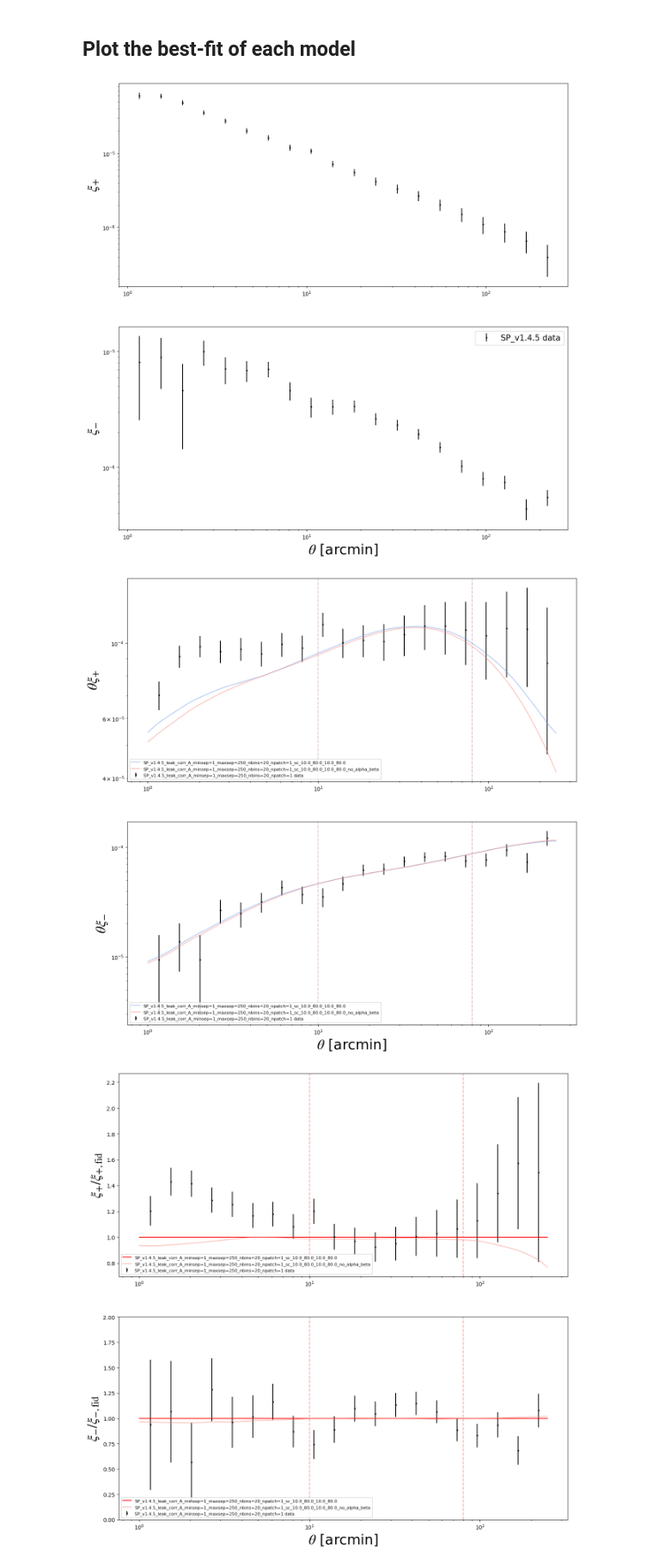
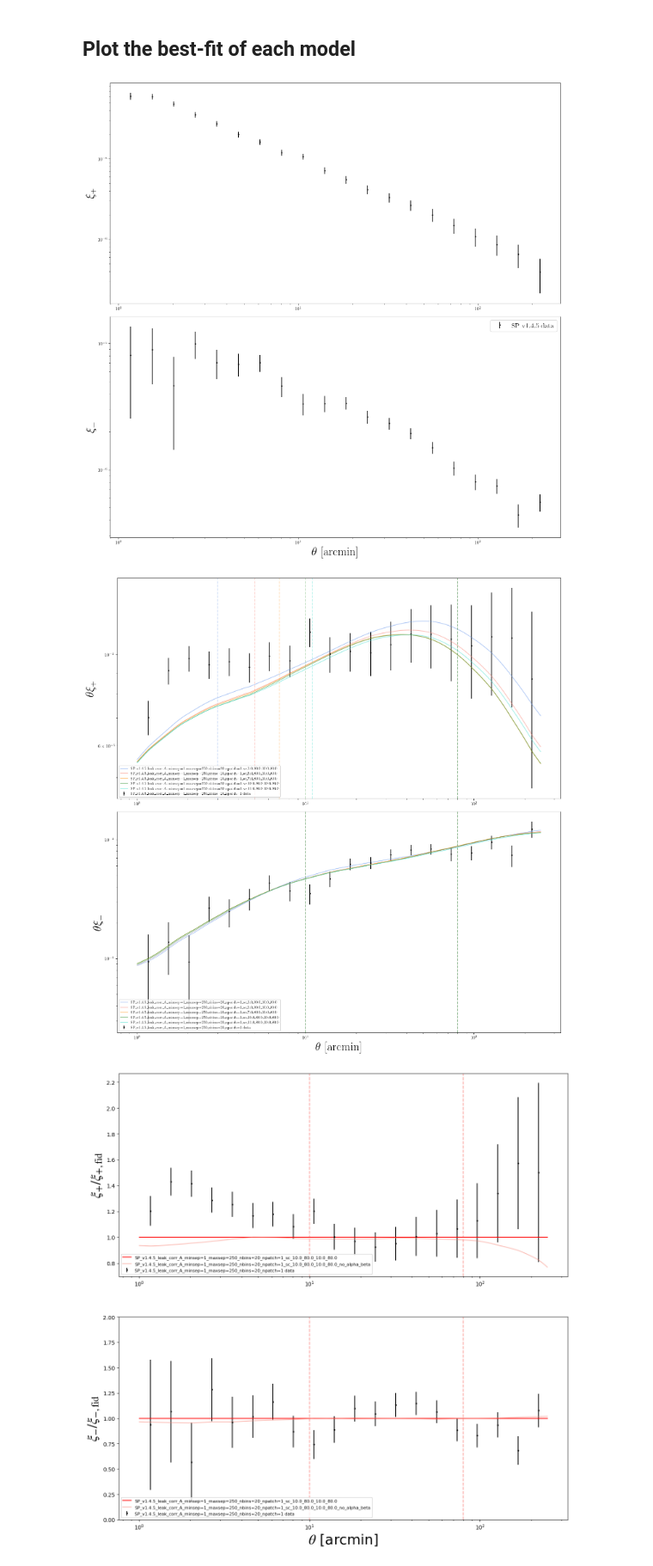
Before and after one commit to CosmoStat/sp_validation, a Jupyter notebook: cosmo_inference/get_chi2.ipynb, the cells around one changed output. Shown at 86% size. Cells and saved outputs as stored; diff of their text form; code cells hidden in the pictures.

```diff
--- a/cosmo_inference/get_chi2.ipynb
+++ b/cosmo_inference/get_chi2.ipynb
@@ -7,6 +7,7 @@ from getdist import plots, loadMCSamples
 from astropy.io import fits
 import numpy as np
 import matplotlib.pyplot as plt
+import seaborn as sns
 from scipy.interpolate import interp1d
 import scipy.stats as stats
 from IPython.display import Markdown, display
@@ -14,8 +15,12 @@ import healpy as hp
 %matplotlib inline
 # import uncertainties
 
-plt.rc('mathtext', fontset='stix')
-plt.rc('font', family='sans-serif')
+# Use paper style and seaborn with husl palette
+plt.style.use(
+    "/home/guerrini/matplotlib_config/paper.mplstyle"
+)
+# Set default palette - will be updated per plot as needed
+sns.set_palette("husl")
 
 g = plots.get_subplot_plotter(width_inch=30)
 g.settings.axes_fontsize=30
@@ -34,6 +39,20 @@ path_ini_files = '/home/guerrini/sp_validation/cosmo_inference/cosmosis_config/'
 roots = [
     f"SP_v1.4.5_leak_corr_A_minsep=1_maxsep=250_nbins=20_npatch=1_sc_{int(i)}.0_80.0_10.0_80.0" for i in [3, 5, 7, 10, 11]
 ]
+
+""" roots = [
+    "SP_v1.4.5_A",
+    #"SP_v1.4.5_A_no_IA",
+    #"SP_v1.4.5_A_no_dz",
+    #"SP_v1.4.5_A_no_m_bias",
+    "SP_v1.4.5_A_sc_3_150",
+    "SP_v1.4.5_A_sc_3_60",
+    "SP_v1.4.5_A_sc_10_150",
+    "SP_v1.4.5_A_sc_10_60",
+    "SP_v1.4.5_A_sc_5_150",
+    "SP_v1.4.5_A_sc_7_150",
+    #"SP_v1.4.5_A_no_leakage"
+] """
 
 """ roots = [
     "SP_v1.4.5_leak_corr_A_minsep=1_maxsep=250_nbins=20_npatch=1_sc_10.0_80.0_10.0_80.0",
@@ -477,7 +496,7 @@ plt.legend(fontsize=15)
 
 plt.show()
 # %% [output]
-[figure, old version]
+[figure, new version]
 # %%
 def plot_best_fit(root_to_plot, colours, savefile, theta_min=1.0, theta_max=250.0, multiply_theta=False, plot_xi_sys=True):
     data = fits.open(f'/home/guerrini/sp_validation/cosmo_inference/data/{catalog_version}/cosmosis_{catalog_version}.fits')
@@ -715,37 +734,37 @@ def plot_best_fit_ratio(root_to_plot, colours, savefile, theta_min=1.0, theta_ma
 # %%
 root_to_plot = [
     "SP_v1.4.5_A",
     #"SP_v1.4.5_A_no_IA",
     #"SP_v1.4.5_A_no_dz",
     #"SP_v1.4.5_A_no_m_bias",
     "SP_v1.4.5_A_sc_3_150",
     "SP_v1.4.5_A_sc_3_60",
     "SP_v1.4.5_A_sc_10_150",
     "SP_v1.4.5_A_sc_10_60",
     "SP_v1.4.5_A_sc_5_150",
     "SP_v1.4.5_A_sc_7_150",
     #"SP_v1.4.5_A_no_leakage"
 ]
 
+root_to_plot = [
+    f"SP_v1.4.5_leak_corr_A_minsep=1_maxsep=250_nbins=20_npatch=1_sc_{int(i)}.0_80.0_10.0_80.0" for i in [3, 5, 7, 10, 11]
+]
+
 """ root_to_plot = [
-    f"SP_v1.4.5_leak_corr_A_minsep=1_maxsep=250_nbins=20_npatch=1_sc_{int(i)}.0_80.0_10.0_80.0" for i in [3, 5, 7, 10, 11]
-] """
-
-root_to_plot = [
     "SP_v1.4.5_leak_corr_A_minsep=1_maxsep=250_nbins=20_npatch=1_sc_10.0_80.0_10.0_80.0",
     "SP_v1.4.5_leak_corr_A_minsep=1_maxsep=250_nbins=20_npatch=1_sc_10.0_80.0_10.0_80.0_no_alpha_beta"
-]
+] """
 
 
 colours = [
     'cornflowerblue', 'salmon', 'darkorange', 'forestgreen', 'turquoise', 'darkviolet', 'crimson', 'gold', 'lightcoral', 'mediumseagreen', 'lightsteelblue', 'black', 'silver', 'peru', 'maroon', 'olive'
 ]
 
-savefile = 'best_fit_w_wo_leakage.png'
+savefile = None
 
 plot_best_fit(root_to_plot, colours, savefile, multiply_theta=True, plot_xi_sys=False)
 # %% [output]
-[figure, old version]
+[figure, new version]
 # %%
 root_to_plot = [
     "SP_v1.4.5_A",
```
Also changed, not shown: parts of 1 cell of this notebook, 5 other files.
